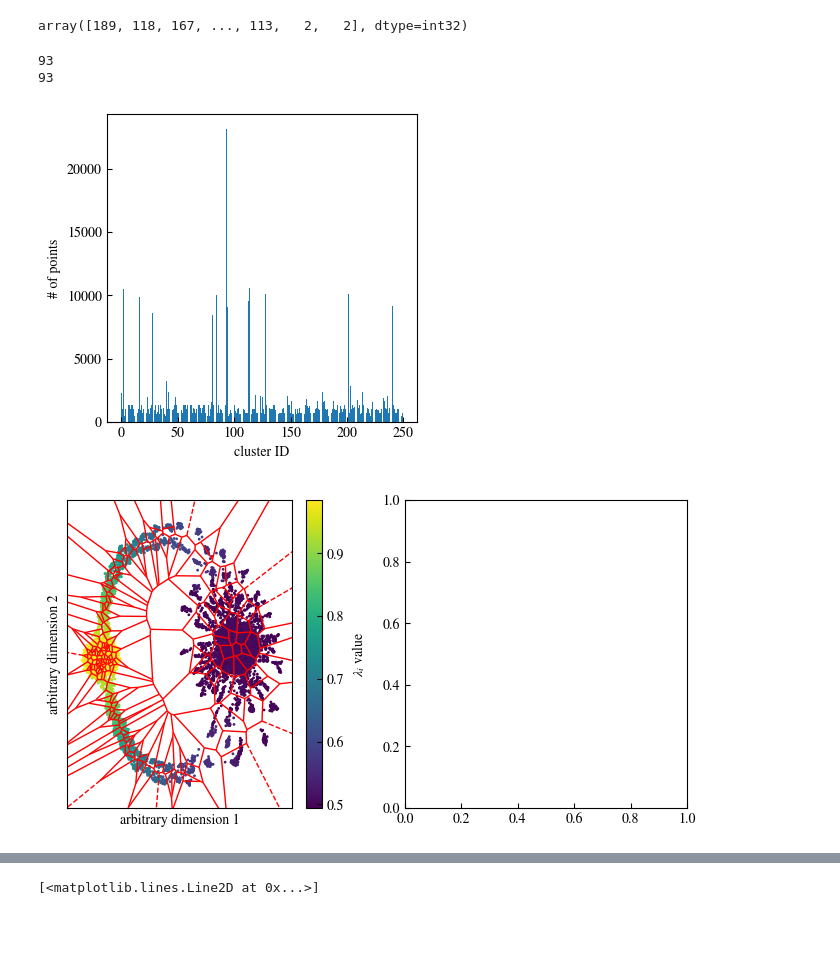
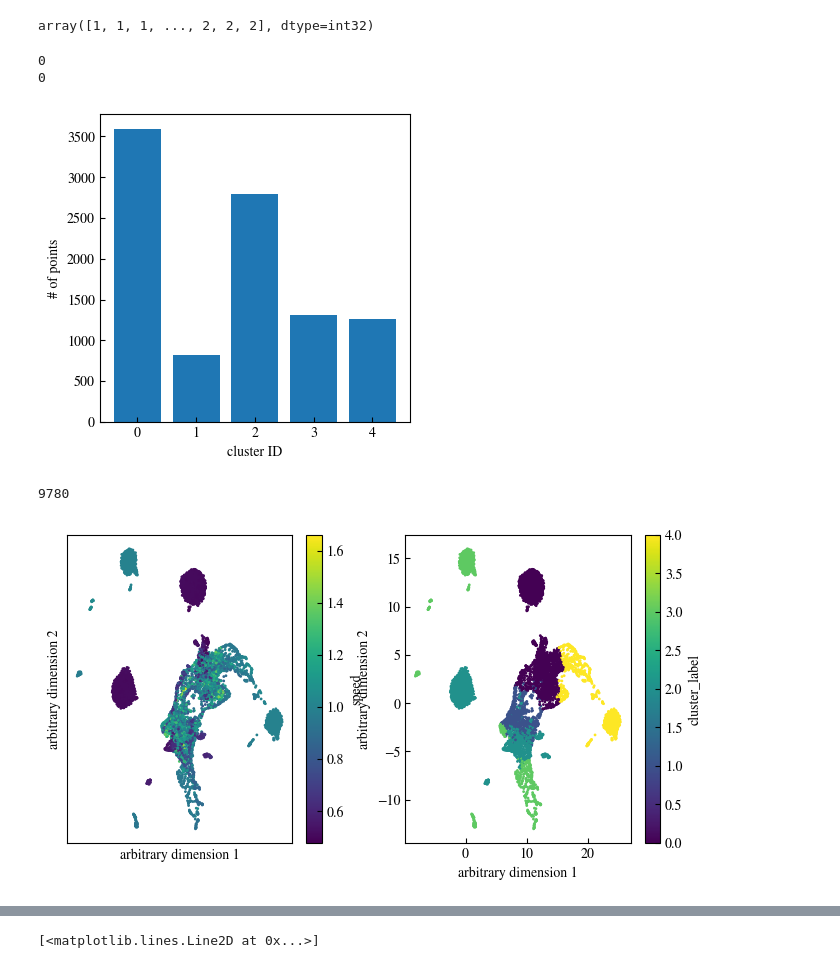
Before and after one commit to HugoLeRoy94/ClusterAnalysis, a Jupyter notebook: unit_test/test_embedding_toy_model.ipynb, the cells around one changed output, grey strips where cells are left out. Drawn from its saved outputs; the diff is of its cells as text; code cells hidden in the pictures; blank space fills up the shorter version.

```diff
--- a/unit_test/test_embedding_toy_model.ipynb
+++ b/unit_test/test_embedding_toy_model.ipynb
@@ -57,8 +57,8 @@ ax2.set_yticks([-3,0,3])
 # %%
-emb = Embedding(df,
-                columns=['speed','curvature_angle','abs_torsion_angle'],
-                ID_NAME='label')
-#emb = EmbeddingPosition(df,columns=['speed','curvature_angle'],columns_translated=['x','y','z'],ID_NAME='label')
+#emb = Embedding(df,
+#                columns=['speed','curvature_angle','abs_torsion_angle'],
+#                ID_NAME='label')
+emb = EmbeddingPosition(df,columns=['speed'],columns_translated=['x','y','z'],ID_NAME='label')
 #emb = Embedding(df,
 #                columns=['speed','curvature_angle'],ID_NAME='label')
 # %%
@@ -84,7 +84,7 @@ emb.make_embedding(K=50)
 # %%
-emb.make_cluster(250,clustering_method='kmeans')#,n_subsample=1000)
+emb.make_cluster(5,clustering_method='kmeans')#,n_subsample=1000)
 # %% [output]
-array([189, 118, 167, ..., 113,   2,   2], dtype=int32)
+array([1, 1, 1, ..., 2, 2, 2], dtype=int32)
 # %%
 # Label the rest by nearest center
 from scipy.spatial.distance import cdist
@@ -104,17 +104,20 @@ ax.set_ylabel('# of points')
 print(unique_labels[np.argmax(counts)])
 print(np.argmax(counts))
 # %% [output]
-93
-93
+0
+0
-[figure, old version]
+[figure, new version]
 # %%
 rng = np.random.default_rng(10973)
-indices = rng.choice(emb.flatten_embedding_matrix.shape[0], size=10000, replace=False)
+print(emb.flatten_embedding_matrix.shape[0])
+indices = rng.choice(emb.flatten_embedding_matrix.shape[0], size=9680, replace=False)
 data = emb.flatten_embedding_matrix[indices]
 
 combined =np.array([])
 # Concatenate data and centers before UMAP
 combined = np.append(data, emb.cluster_centers_, axis=0)
+# %% [output]
+9780
 # %%
 reducer = UMAP(
         n_neighbors=10,
@@ -130,31 +133,46 @@ reduced_centers = reduced_all[N:N + emb.cluster_centers_.shape[0]]
 # %%
 fig,ax = plt.subplots(ncols=2,figsize=(8,4))
 
 #speedx = emb.flatten_embedding_matrix[indices,0::3][:,1:] - emb.flatten_embedding_matrix[indices,0::3][:,:-1]
 #speedy = emb.flatten_embedding_matrix[indices,1::3][:,1:] - emb.flatten_embedding_matrix[indices,1::3][:,:-1]
 #speedz = emb.flatten_embedding_matrix[indices,2::3][:,1:] - emb.flatten_embedding_matrix[indices,2::3][:,:-1]
 #speed = np.mean(np.linalg.norm(np.array([speedx,speedy,speedz]).T,axis=2),axis=0)
 #print(speed.shape)
-color_values = np.mean(emb.flatten_embedding_matrix[indices, 0::3], axis=1)
+#color_values=speed
+color_values = np.mean(emb.flatten_embedding_matrix[indices, 0::4], axis=1)
 sc = ax[0].scatter(reduced_points[:,0],reduced_points[:,1],c = color_values,s=1.,alpha=1,rasterized=True)
 #ax = use_mpl_scatter_density(fig, reduced_points[:,0],reduced_points[:,1],dpi=10,nrows=1,pos=1,colorbar=None)
 #for i in range(reduced_centers.shape[0]):
 #    ax.scatter(reduced_centers[i,0],reduced_centers[i,1],s=counts[i]*0.01,color="red", alpha=0.3)
 
 vor = Voronoi(reduced_centers)
-voronoi_plot_2d(vor, ax=ax[0], show_points = False, show_vertices=False, line_colors='red')
+#voronoi_plot_2d(vor, ax=ax[0], show_points = False, show_vertices=False, line_colors='red')
 ax[0].set_xticks([])
 ax[0].set_yticks([])
 ax[0].set_xlabel('arbitrary dimension 1')
 ax[0].set_ylabel('arbitrary dimension 2')
-#fig.savefig('umap1.svg',transparent=True,bbox_inches='tight')
-#ax[1].hist(speed,bins=100)
+cbar = fig.colorbar(sc, ax=ax[0])
+cbar.set_label(r'speed')
+#cbar.ax.set_yticks([])
 
-cbar = fig.colorbar(sc, ax=ax[0])
-cbar.set_label(r'$\lambda_i$ value')
+color_values = np.mean(emb.flatten_embedding_matrix[indices, 1::3], axis=1)
+color_values = emb.labels[indices]
+sc = ax[1].scatter(reduced_points[:,0],reduced_points[:,1],c = color_values,s=1.,alpha=1,rasterized=True)
+vor = Voronoi(reduced_centers)
+#voronoi_plot_2d(vor, ax=ax[1], show_points = False, show_vertices=False, line_colors='red')
+#ax[1].set_xticks([])
+#ax[1].set_yticks([])
+ax[1].set_xlabel('arbitrary dimension 1')
+ax[1].set_ylabel('arbitrary dimension 2')
+cbar = fig.colorbar(sc, ax=ax[1])
+cbar.set_label(r'cluster_label')
 #cbar.ax.set_yticks([])
+
+#for i in range(2):
+#    ax[i].set_xlim(-2,15)
+#    ax[i].set_ylim(-2,10)
 # %% [output]
-[figure, old version]
+[figure, new version]
 # %%
 lambda_tau =[]
 taus = np.array([1,2,3,4,5,10,15,20,25,30,40,50,100,200,300,500])
```
Also changed, not shown: parts of 8 cells of this notebook, 3 other files.
